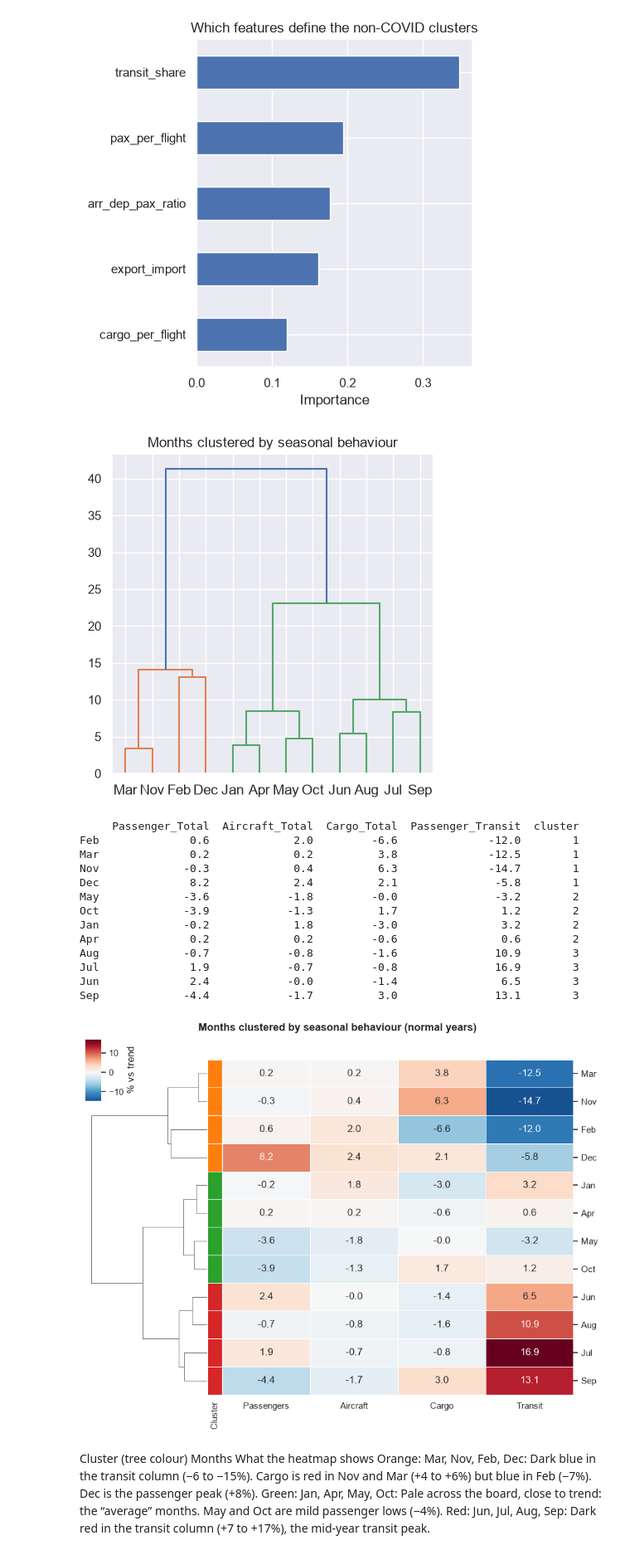
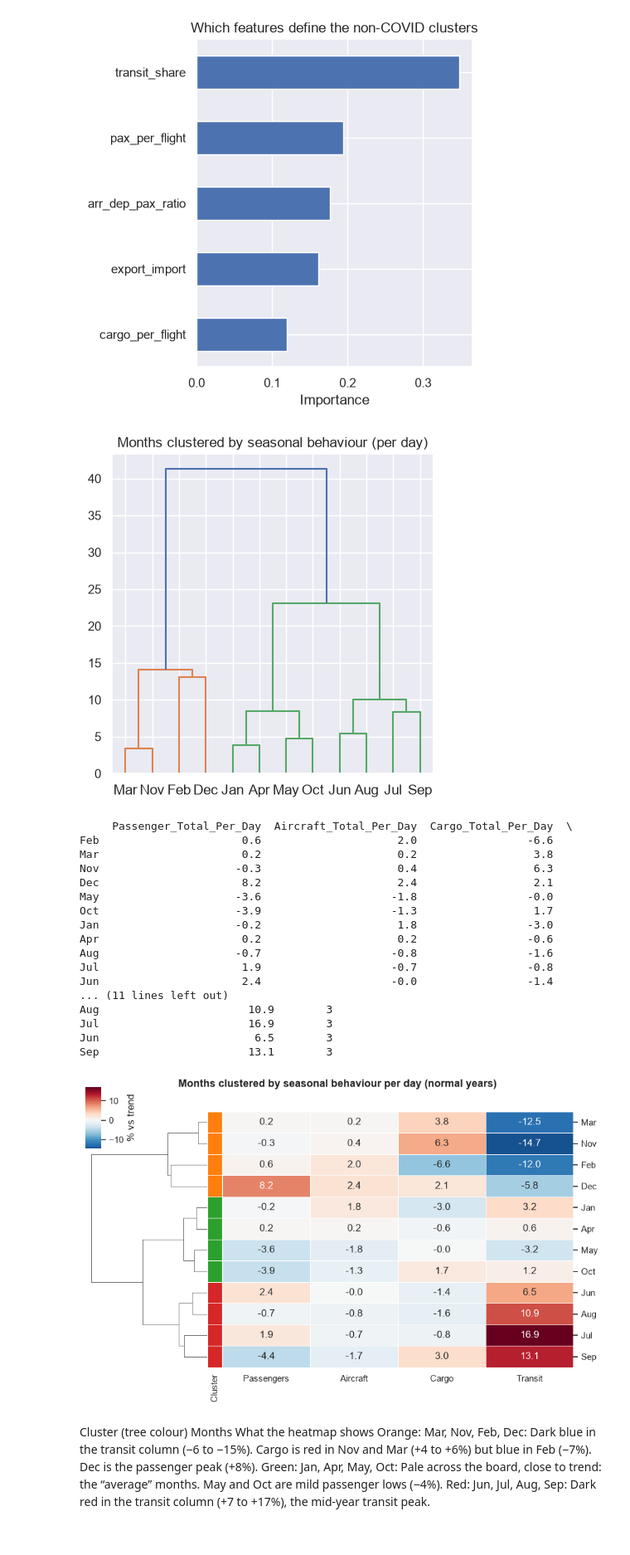
Before and after one commit to angh0059/KM6312group8, a Jupyter notebook: km6312project.ipynb, the cells around one changed output. Shown at 83% size. Drawn from its saved outputs; the diff is of its cells as text; code cells hidden in the pictures.

```diff
--- a/km6312project.ipynb
+++ b/km6312project.ipynb
@@ -207,0 +246,20 @@ plt.show()
+# %%
+#Visualisation by day
+plt.figure(figsize=(10, 6))
+sns.set_theme(style="darkgrid")
+
+# Line plot dividing traffic trends by year
+sns.lineplot(
+    data=df,
+    x='month_dummy',
+    y='Passenger_Total_Per_Day',
+    hue='Year',        # Separate line for each year
+    marker='o',        # Add dots to monthly points
+    palette='tab10'
+)
+
+plt.title('Passenger Traffic Trends by Month & Year', fontsize=14, fontweight='bold')
+plt.xlabel('Month')
+plt.ylabel('Total Passengers per day')
+plt.xticks(ticks=range(1, 13), labels=['Jan', 'Feb', 'Mar', 'Apr', 'May', 'Jun', 'Jul', 'Aug', 'Sep', 'Oct', 'Nov', 'Dec'])
+plt.show()
@@ -600,69 +701,77 @@ from statsmodels.tsa.seasonal import STL
 from scipy.cluster.hierarchy import linkage, dendrogram, fcluster
 
 MONTHS = ["Jan","Feb","Mar","Apr","May","Jun","Jul","Aug","Sep","Oct","Nov","Dec"]
-series = ["Passenger_Total", "Aircraft_Total", "Cargo_Total", "Passenger_Transit"]
+series = ["Passenger_Total_Per_Day", "Aircraft_Total_Per_Day", "Cargo_Total_Per_Day", "Passenger_Transit_Per_Day"]
 normal = (d.index < "2020-02-01") | (d.index >= "2023-01-01")
 
 # average seasonal effect (%) per calendar month for each series, normal years only
 prof = {}
 for c in series:
-    y = np.log(d[c] / d.index.days_in_month).asfreq("MS")
+    y = np.log(d[c]).asfreq("MS")                    # already per day, so no division
     s = STL(y, period=12, trend=13, robust=True).fit().seasonal[normal]
     prof[c] = ((np.exp(s) - 1) * 100).groupby(s.index.month).mean()
-season = pd.DataFrame(prof); season.index = MONTHS
+season = pd.DataFrame(prof)
+season.index = MONTHS
 
 Z = linkage(season, method="ward")
-dendrogram(Z, labels=MONTHS); plt.title("Months clustered by seasonal behaviour"); plt.show()
+dendrogram(Z, labels=MONTHS)
+plt.title("Months clustered by seasonal behaviour (per day)")
+plt.show()
+
 season["cluster"] = fcluster(Z, t=3, criterion="maxclust")
 print(season.round(1).sort_values("cluster"))
 # %% [output]
-[figure, old version]
+[figure, new version]
-     Passenger_Total  Aircraft_Total  Cargo_Total  Passenger_Transit  cluster
-Feb              0.6             2.0         -6.6              -12.0        1
-Mar              0.2             0.2          3.8              -12.5        1
-Nov             -0.3             0.4          6.3              -14.7        1
-Dec              8.2             2.4          2.1               -5.8        1
-May             -3.6            -1.8         -0.0               -3.2        2
-Oct             -3.9            -1.3          1.7                1.2        2
-Jan             -0.2             1.8         -3.0                3.2        2
-Apr              0.2             0.2         -0.6                0.6        2
-Aug             -0.7            -0.8         -1.6               10.9        3
-Jul              1.9            -0.7         -0.8               16.9        3
-Jun              2.4            -0.0         -1.4                6.5        3
-Sep             -4.4            -1.7          3.0               13.1        3
+     Passenger_Total_Per_Day  Aircraft_Total_Per_Day  Cargo_Total_Per_Day  \
+Feb                      0.6                     2.0                 -6.6
+Mar                      0.2                     0.2                  3.8
+Nov                     -0.3                     0.4                  6.3
+Dec                      8.2                     2.4                  2.1
+May                     -3.6                    -1.8                 -0.0
+Oct                     -3.9                    -1.3                  1.7
+Jan                     -0.2                     1.8                 -3.0
+Apr                      0.2                     0.2                 -0.6
+Aug                     -0.7                    -0.8                 -1.6
+Jul                      1.9                    -0.7                 -0.8
+Jun                      2.4                    -0.0                 -1.4
+... (11 lines left out)
+Aug                       10.9        3
+Jul                       16.9        3
+Jun                        6.5        3
+Sep                       13.1        3
 # %%
 import seaborn as sns
 from scipy.cluster.hierarchy import linkage, fcluster
 
-cols = ["Passenger_Total", "Aircraft_Total", "Cargo_Total", "Passenger_Transit"]   # define first
+cols = ["Passenger_Total_Per_Day", "Aircraft_Total_Per_Day", "Cargo_Total_Per_Day", "Passenger_Transit_Per_Day"]   # define first
 
 labels = fcluster(linkage(season[cols], method="ward"), t=3, criterion="maxclust")
 row_colors = pd.Series(labels, index=season.index).map(
     {1: "tab:orange", 2: "tab:green", 3: "tab:red"}).rename("Cluster")
 
 g = sns.clustermap(
     season[cols],
     method="ward",
     col_cluster=False,
     cmap="RdBu_r", center=0,
     annot=True, fmt=".1f",
     linewidths=0.5,
     figsize=(9, 7),
     dendrogram_ratio=(0.25, 0.05),
-    cbar_pos=(0.02, 0.83, 0.03, 0.15),
+    cbar_pos=(0.02, 0.85, 0.03, 0.15),
     cbar_kws={"label": "% vs trend"},
     row_colors=row_colors,
 )
 
 g.ax_heatmap.set_xticklabels(["Passengers", "Aircraft", "Cargo", "Transit"], rotation=0)
 g.ax_heatmap.set_yticklabels(g.ax_heatmap.get_yticklabels(), rotation=0)
 g.ax_heatmap.set_xlabel("")
 g.ax_heatmap.set_ylabel("")
-g.figure.suptitle("Months clustered by seasonal behaviour (normal years)",
+g.figure.suptitle("Months clustered by seasonal behaviour per day (normal years)",
                   fontsize=13, fontweight="bold", y=1.02)
 plt.show()
 # %% [output]
-[figure, old version]
+[figure, new version]
 # %% [markdown]
 Cluster (tree colour)	Months	What the heatmap shows
 Orange:	Mar, Nov, Feb, Dec:	Dark blue in the transit column (−6 to −15%). Cargo is red in Nov and Mar (+4 to +6%) but blue in Feb (−7%). Dec is the passenger peak (+8%).
```
Also changed, not shown: parts of 20 cells of this notebook, 3 other files.
